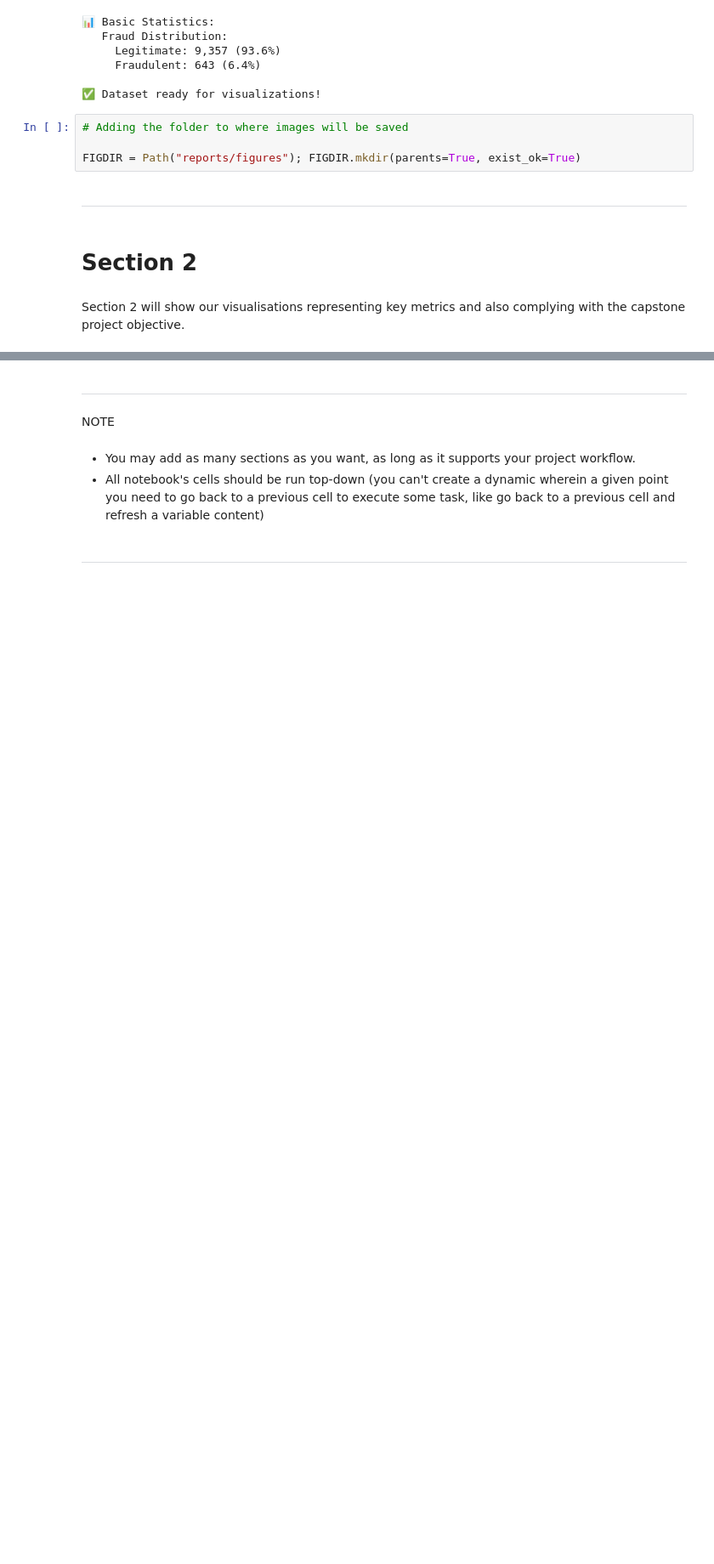
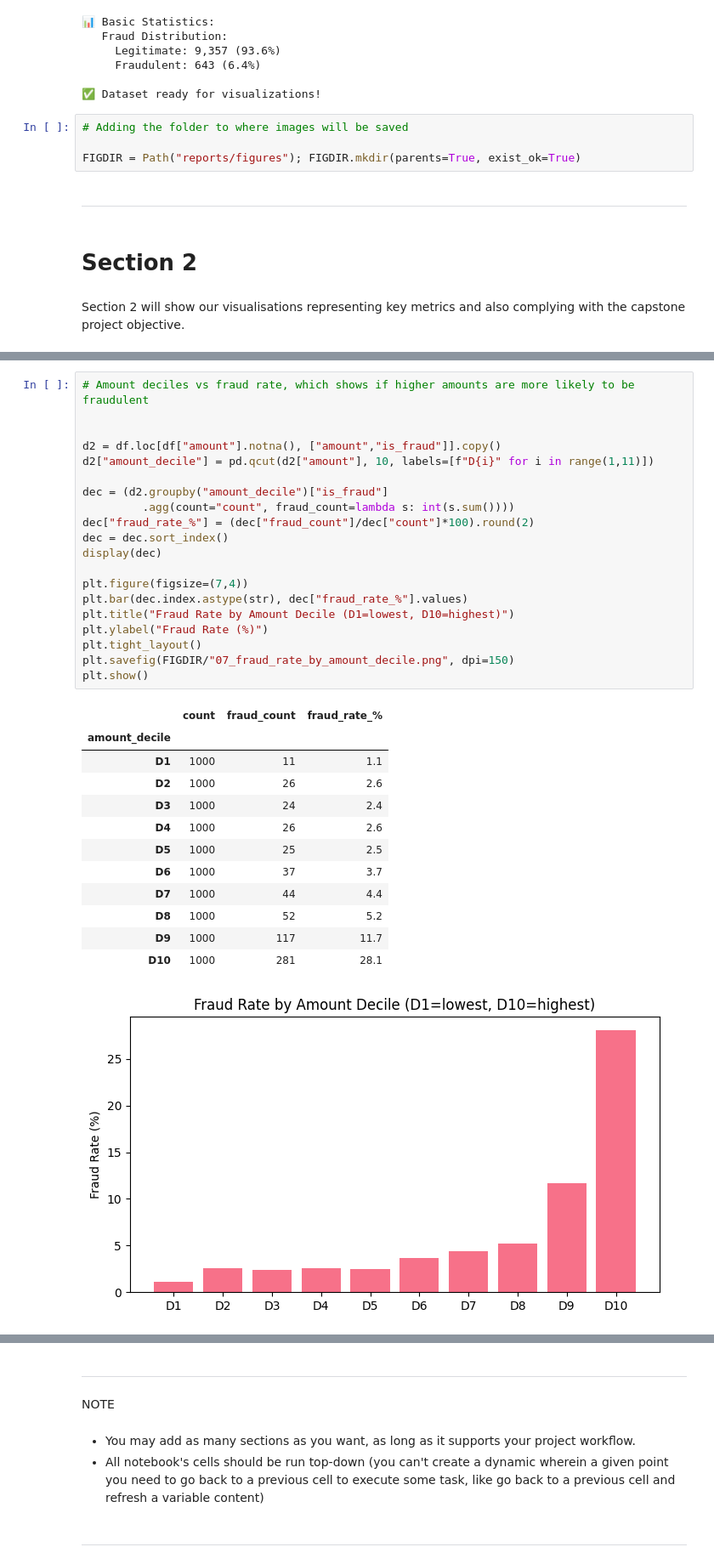
Before and after one commit to Ninestein666/E-Commerce-Fraud-Detection-Capstone, a Jupyter notebook: jupyter_notebooks/DataVisualisations.ipynb, the cells around one changed output, grey strips where cells are left out. Shown at 85% size. Cells and saved outputs as stored; diff of their text form; blank space fills up the shorter version.

```diff
--- a/jupyter_notebooks/DataVisualisations.ipynb
+++ b/jupyter_notebooks/DataVisualisations.ipynb
@@ -176,0 +303,34 @@ plt.show()
+# %%
+# Amount deciles vs fraud rate, which shows if higher amounts are more likely to be fraudulent
+
+
+d2 = df.loc[df["amount"].notna(), ["amount","is_fraud"]].copy()
+d2["amount_decile"] = pd.qcut(d2["amount"], 10, labels=[f"D{i}" for i in range(1,11)])
+
+dec = (d2.groupby("amount_decile")["is_fraud"]
+         .agg(count="count", fraud_count=lambda s: int(s.sum())))
+dec["fraud_rate_%"] = (dec["fraud_count"]/dec["count"]*100).round(2)
+dec = dec.sort_index()
+display(dec)
+
+plt.figure(figsize=(7,4))
+plt.bar(dec.index.astype(str), dec["fraud_rate_%"].values)
+plt.title("Fraud Rate by Amount Decile (D1=lowest, D10=highest)")
+plt.ylabel("Fraud Rate (%)")
+plt.tight_layout()
+plt.savefig(FIGDIR/"07_fraud_rate_by_amount_decile.png", dpi=150)
+plt.show()
+# %% [output]
+|  | count | fraud_count | fraud_rate_% |
+| amount_decile |  |  |  |
+| D1 | 1000 | 11 | 1.1 |
+| D2 | 1000 | 26 | 2.6 |
+| D3 | 1000 | 24 | 2.4 |
+| D4 | 1000 | 26 | 2.6 |
+| D5 | 1000 | 25 | 2.5 |
+| D6 | 1000 | 37 | 3.7 |
+| D7 | 1000 | 44 | 4.4 |
+| D8 | 1000 | 52 | 5.2 |
+| D9 | 1000 | 117 | 11.7 |
+| D10 | 1000 | 281 | 28.1 |
+[figure, added]
```
Also changed, not shown: parts of 8 cells of this notebook, 8 other files.
